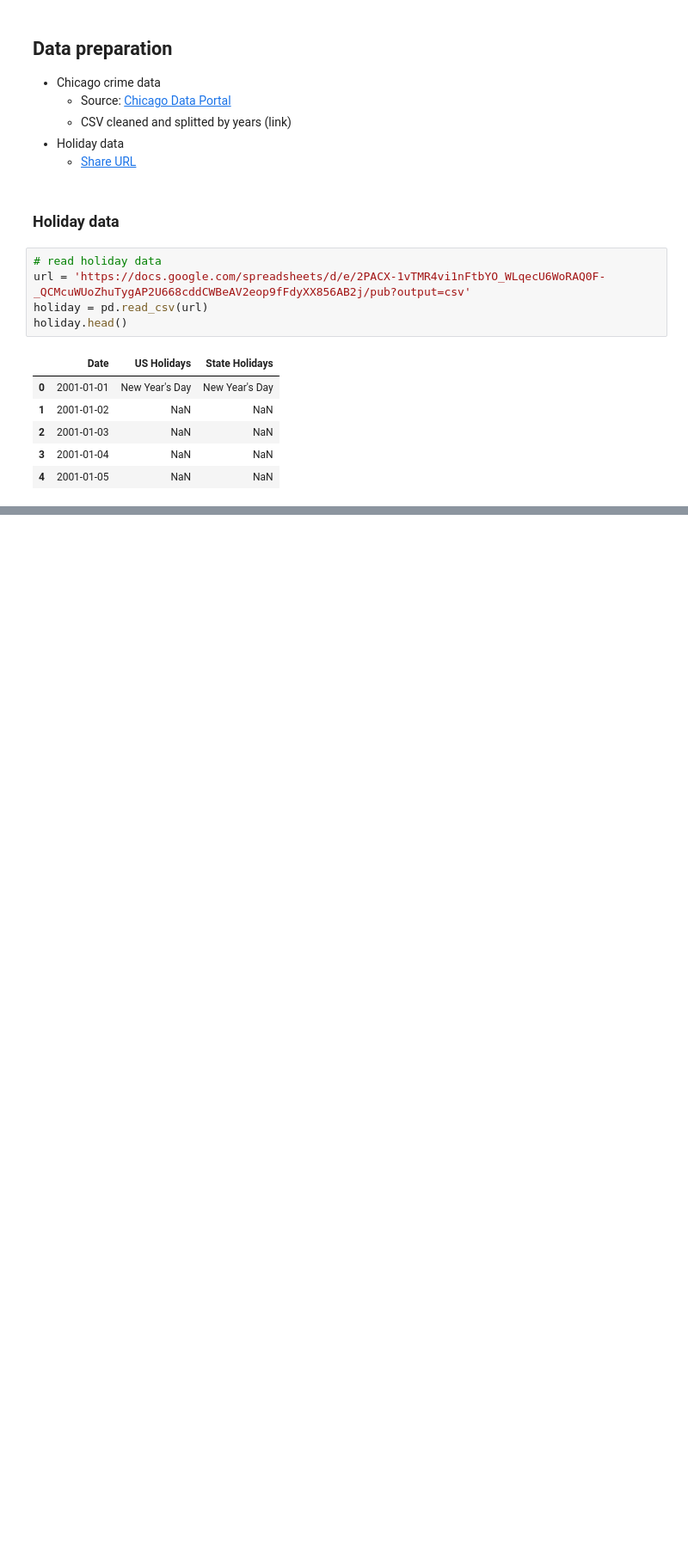
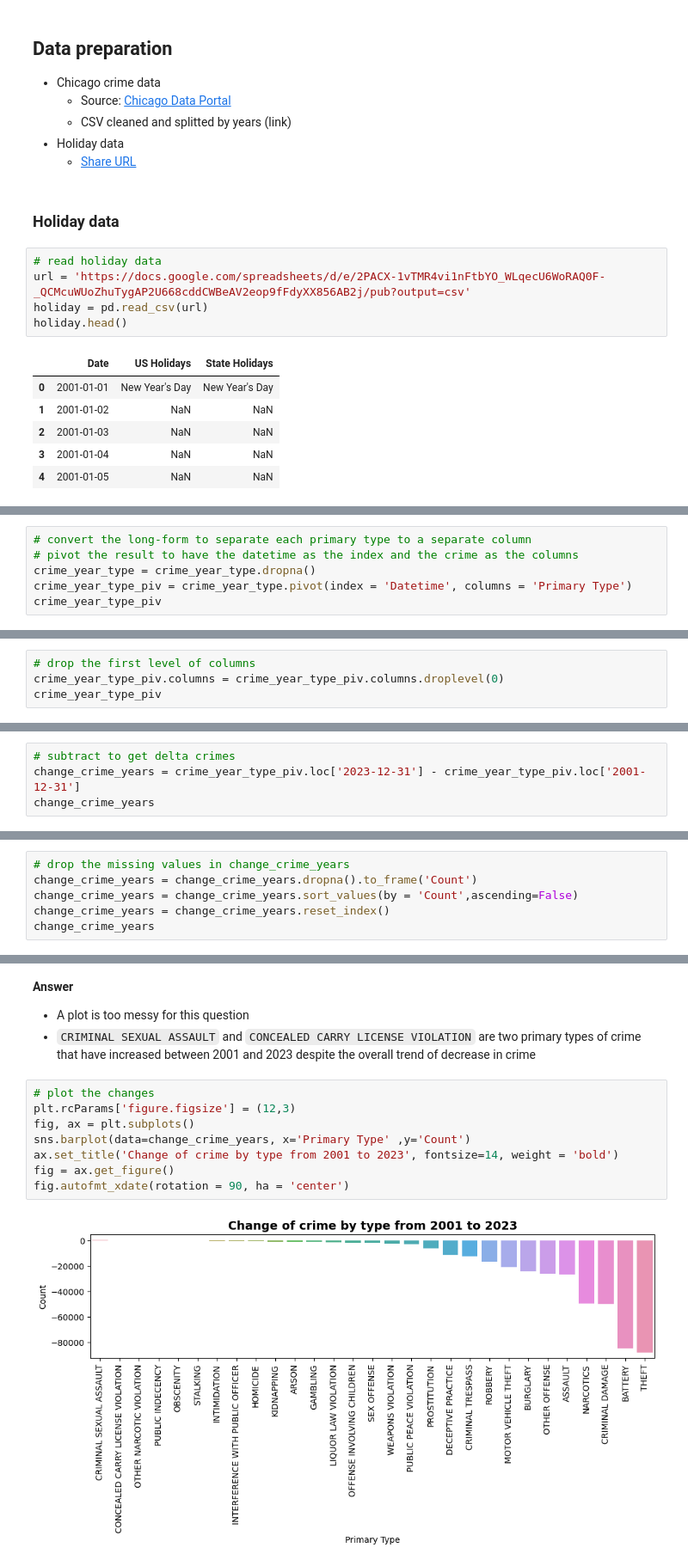
Before and after one commit to jiashenyue/chicago-crime-data, a Jupyter notebook: part-1.2-answer-questions-use-chicago-crime-data.ipynb, the cells around one changed output, grey strips where cells are left out. Shown: that part at 86% size. Drawn from its saved outputs; the diff is of its cells as text; blank space fills up the shorter version.

```diff
--- a/part-1.2-answer-questions-use-chicago-crime-data.ipynb
+++ b/part-1.2-answer-questions-use-chicago-crime-data.ipynb
@@ -167,0 +369,6 @@ array([ 1,  2,  3,  4,  5,  6,  7,  8,  9, 10, 11, 12])
+# %%
+# convert the long-form to separate each primary type to a separate column
+# pivot the result to have the datetime as the index and the crime as the columns
+crime_year_type = crime_year_type.dropna()
+crime_year_type_piv = crime_year_type.pivot(index = 'Datetime', columns = 'Primary Type')
+crime_year_type_piv
@@ -167,0 +395,4 @@ array([ 1,  2,  3,  4,  5,  6,  7,  8,  9, 10, 11, 12])
+# %%
+# drop the first level of columns
+crime_year_type_piv.columns = crime_year_type_piv.columns.droplevel(0)
+crime_year_type_piv
@@ -167,0 +418,4 @@ array([ 1,  2,  3,  4,  5,  6,  7,  8,  9, 10, 11, 12])
+# %%
+# subtract to get delta crimes
+change_crime_years = crime_year_type_piv.loc['2023-12-31'] - crime_year_type_piv.loc['2001-12-31']
+change_crime_years
@@ -167,0 +440,6 @@ array([ 1,  2,  3,  4,  5,  6,  7,  8,  9, 10, 11, 12])
+# %%
+# drop the missing values in change_crime_years
+change_crime_years = change_crime_years.dropna().to_frame('Count')
+change_crime_years = change_crime_years.sort_values(by = 'Count',ascending=False)
+change_crime_years = change_crime_years.reset_index()
+change_crime_years
@@ -167,0 +464,14 @@ array([ 1,  2,  3,  4,  5,  6,  7,  8,  9, 10, 11, 12])
+# %% [markdown]
+**Answer**
+- A plot is too messy for this question
+- `CRIMINAL SEXUAL ASSAULT` and `CONCEALED CARRY LICENSE VIOLATION` are two primary types of crime that have increased between 2001 and 2023 despite the overall trend of decrease in crime
+# %%
+# plot the changes
+plt.rcParams['figure.figsize'] = (12,3)
+fig, ax = plt.subplots()
+sns.barplot(data=change_crime_years, x='Primary Type' ,y='Count')
+ax.set_title('Change of crime by type from 2001 to 2023', fontsize=14, weight = 'bold')
+fig = ax.get_figure()
+fig.autofmt_xdate(rotation = 90, ha = 'center')
+# %% [output]
+[figure, added]
```
Also changed, not shown: parts of 66 cells of this notebook, 7 other files.
